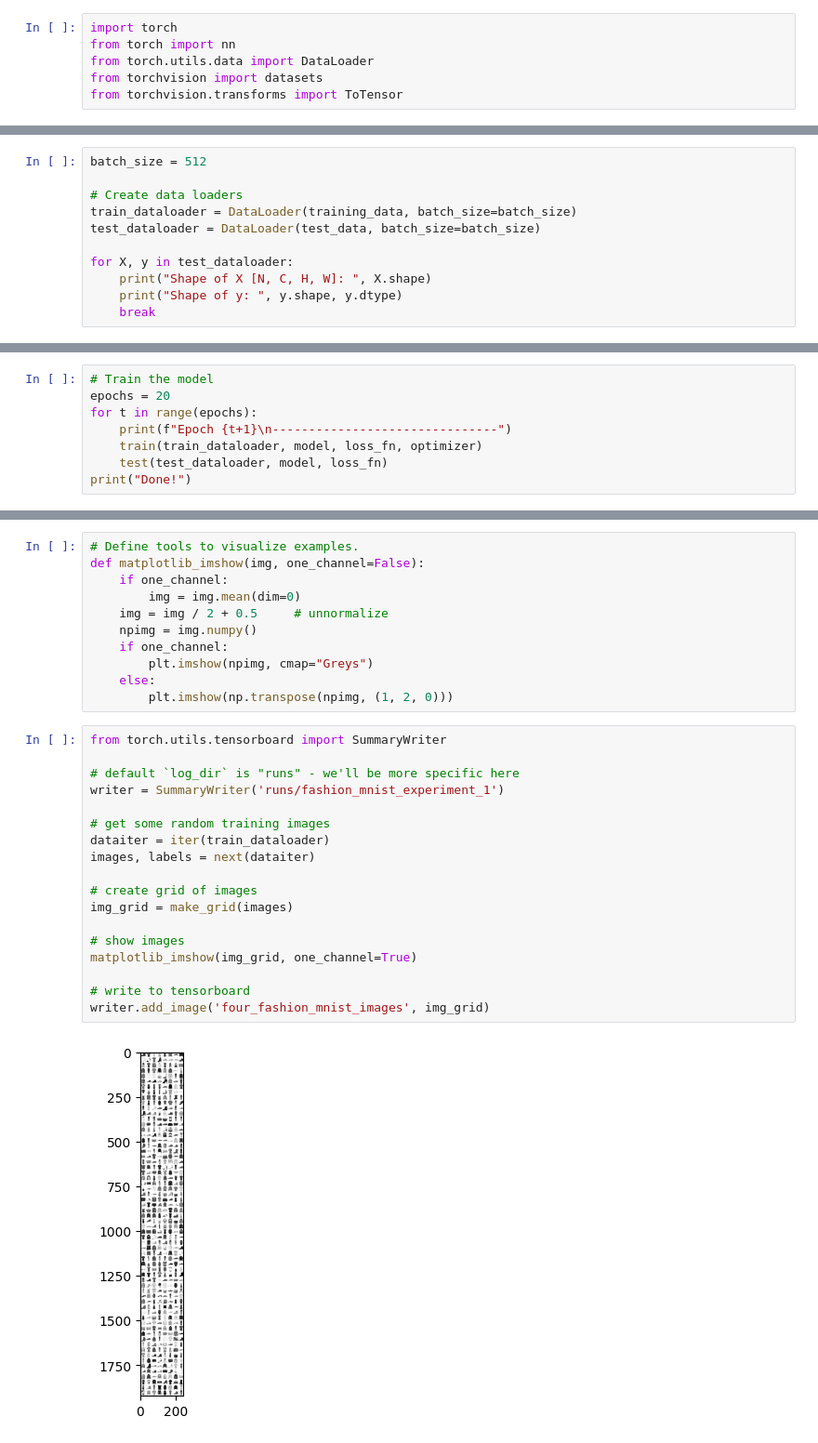
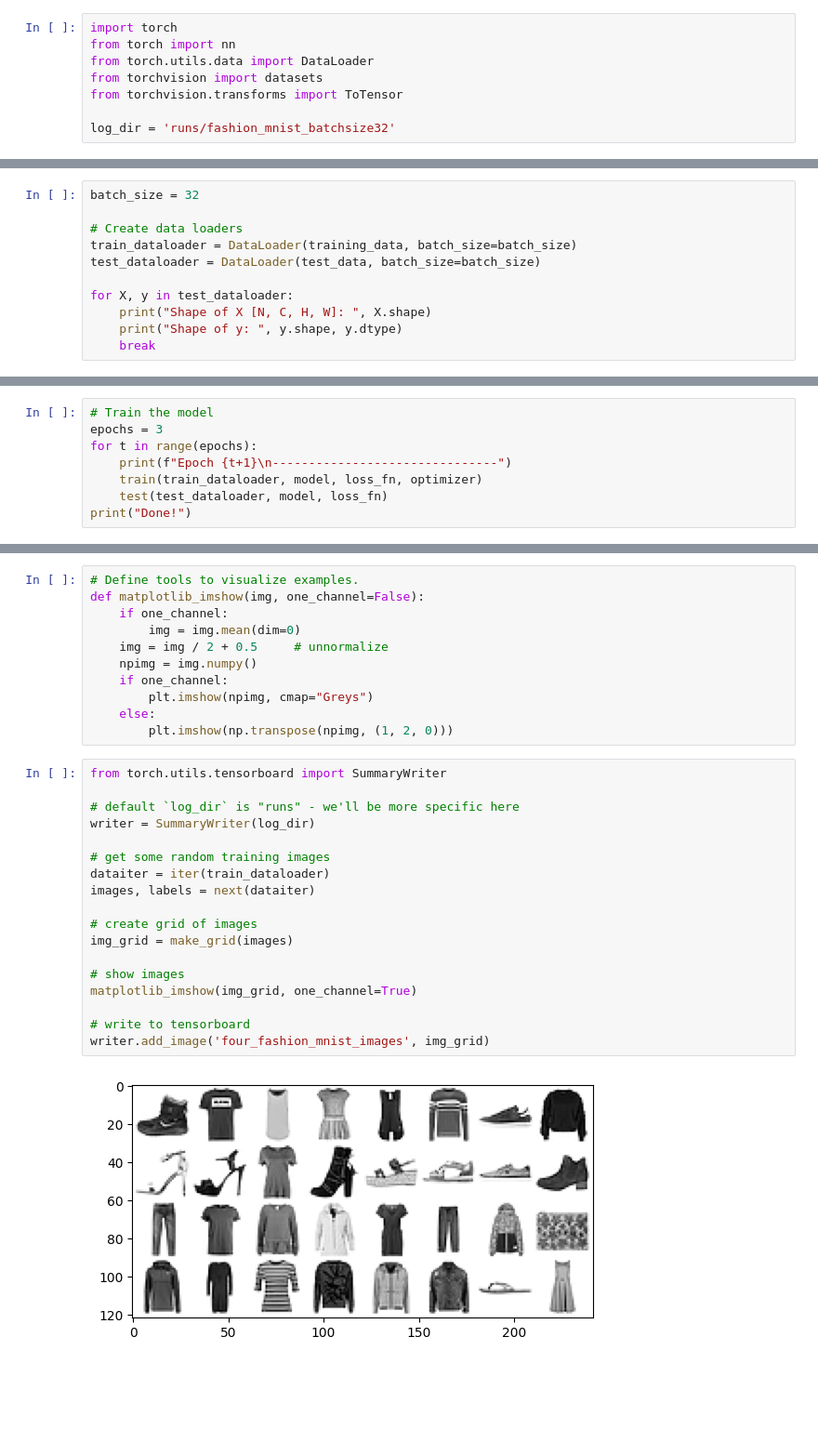
Before and after one commit to matiasdm/pytorch_playground, a Jupyter notebook: tutorials/pytorch101.ipynb, the cells around one changed output, grey strips where cells are left out. Shown at 93% size. Saved outputs shown, nothing was run; the diff lists cells and outputs as text; blank space fills up the shorter version.

```diff
--- a/tutorials/pytorch101.ipynb
+++ b/tutorials/pytorch101.ipynb
@@ -7,3 +7,5 @@ from torch import nn
 from torch.utils.data import DataLoader
 from torchvision import datasets
 from torchvision.transforms import ToTensor
+
+log_dir = 'runs/fashion_mnist_batchsize32'
@@ -24,7 +28,7 @@ test_data = datasets.FashionMNIST(
     transform=ToTensor(),
 )
 # %%
-batch_size = 512
+batch_size = 32
 
 # Create data loaders
 train_dataloader = DataLoader(training_data, batch_size=batch_size)
@@ -117,7 +125,7 @@ def test(dataloader, model, loss_fn):
     print(f"Test Error: \n Accuracy: {(100*correct):>0.1f}, Avg loss: {test_loss:>8f} \n")
 # %%
 # Train the model
-epochs = 20
+epochs = 3
 for t in range(epochs):
     print(f"Epoch {t+1}\n-------------------------------")
     train(train_dataloader, model, loss_fn, optimizer)
@@ -233,21 +245,21 @@ def matplotlib_imshow(img, one_channel=False):
 # %%
 from torch.utils.tensorboard import SummaryWriter
 
 # default `log_dir` is "runs" - we'll be more specific here
-writer = SummaryWriter('runs/fashion_mnist_experiment_1')
+writer = SummaryWriter(log_dir)
 
 # get some random training images
 dataiter = iter(train_dataloader)
 images, labels = next(dataiter)
 
 # create grid of images
 img_grid = make_grid(images)
 
 # show images
 matplotlib_imshow(img_grid, one_channel=True)
 
 # write to tensorboard
 writer.add_image('four_fashion_mnist_images', img_grid)
 # %% [output]
-[figure, old version]
+[figure, new version]
 # %%
```
Also changed, not shown: parts of 15 cells of this notebook, 4 other files.
